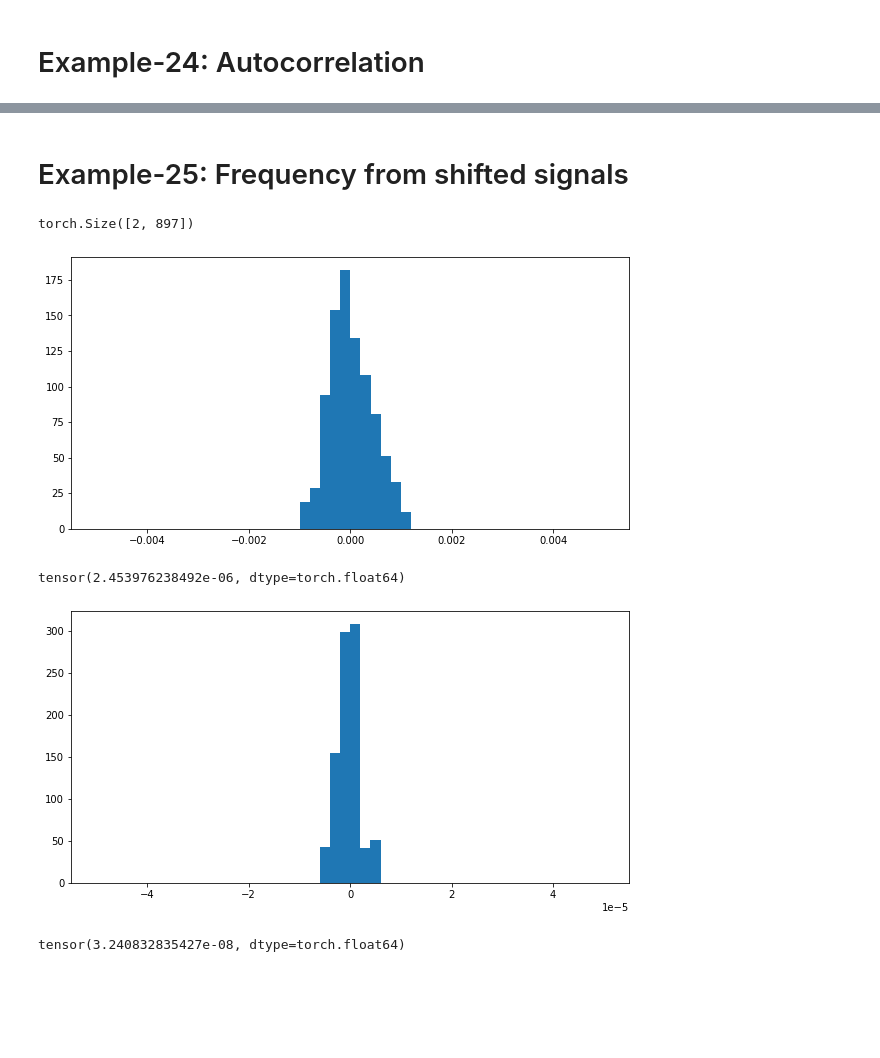
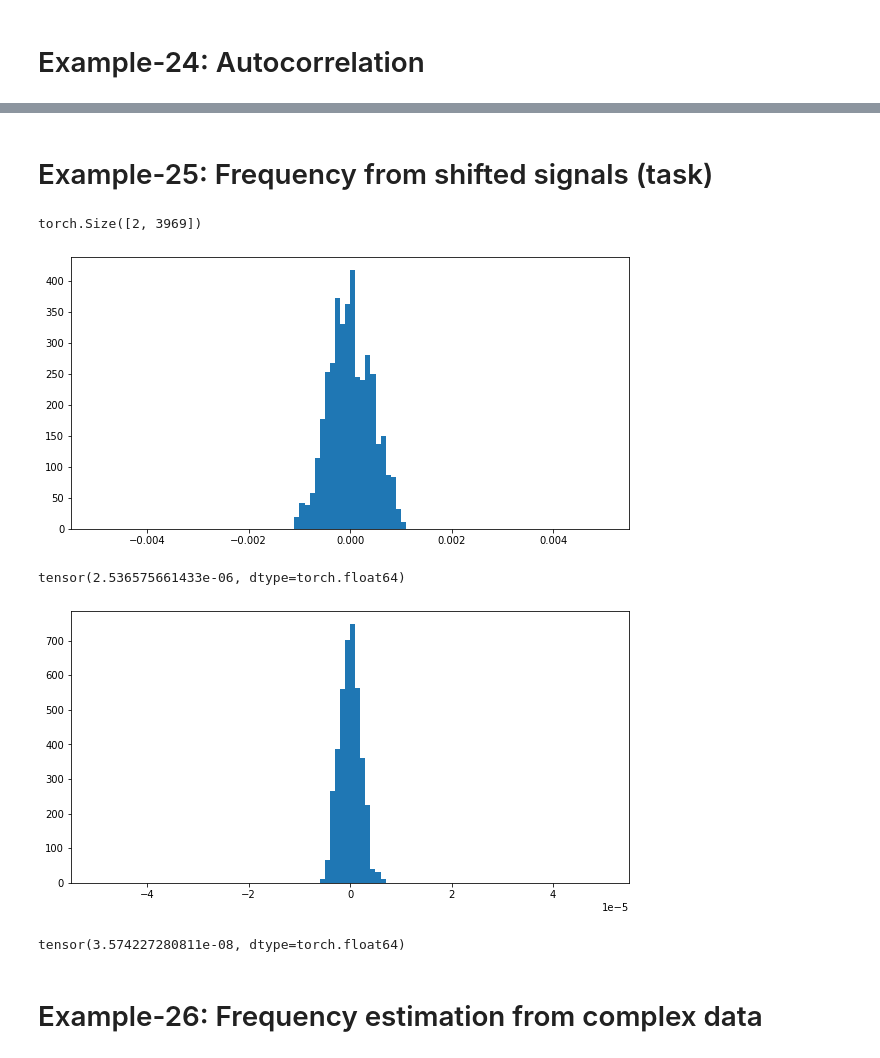
Before and after one commit to i-a-morozov/harmonica, a Jupyter notebook: notebook/nb_frequency.ipynb, the cells around one changed output, grey strips where cells are left out. Cells and saved outputs as stored; diff of their text form; code cells hidden in the pictures; blank space fills up the shorter version.

```diff
--- a/notebook/nb_frequency.ipynb
+++ b/notebook/nb_frequency.ipynb
@@ -1766,44 +1924,46 @@ plt.show()
 # %% [markdown]
-# Example-25: Frequency from shifted signals
+# Example-25: Frequency from shifted signals (task)
-# %%
-# Set parameters
-dtype, device = torch.float64, 'cpu'
-size, length = 2, 8192
-
-# Set window
-win = Window.from_cosine(length, order=1.0, dtype=dtype, device=device)
-
-# Set TbT
-t = torch.linspace(1, length, length, dtype=dtype, device=device)
-x = 0.75*torch.cos(2.0*numpy.pi*0.12*t + 0.10)
-y = 0.50*torch.cos(2.0*numpy.pi*0.31*t + 0.50)
-tbt = Data.from_tensor(win, torch.stack([x, y]))
-
-# Add noise and reset
-Data.add_noise(tbt.data, torch.tensor([1.0E-2, 1.0E-4], dtype=dtype, device=device))
-tbt.reset()
-
-# Estimate frequency from shifted signals
-f = Frequency(tbt)
-out = f.task_shift(1024, 8)
-print(out.shape)
-# %% [output]
-torch.Size([2, 897])
+# %%
+# Set parameters
+dtype, device = torch.float64, 'cpu'
+size, length = 2, 2**15
+
+# Set window
+w = Window.from_cosine(length, order=1.0, dtype=dtype, device=device)
+
+# Set TbT
+t = torch.linspace(1, length, length, dtype=dtype, device=device)
+x = 0.75*torch.cos(2.0*numpy.pi*0.12*t + 0.10)
+y = 0.50*torch.cos(2.0*numpy.pi*0.31*t + 0.50)
+d = Data.from_data(w, torch.stack([x, y]))
+
+# Add noise
+d.add_noise(torch.tensor([1.0E-2, 1.0E-4], dtype=dtype, device=device))
+
+# Estimate frequency from shifted signals
+# Note, work is used in task_shift(), window is applied inside
+f = Frequency(d)
+out = f.task_shift(1024, 8)
+print(out.shape)
+# %% [output]
+torch.Size([2, 3969])
 # %%
 # Plot result (1st signal)
 plt.figure(figsize=(10,5))
-plt.hist((out[0].cpu().numpy()-0.12)/0.12 * 100, bins=50, range=(-0.005, 0.005))
+plt.hist((out[0].cpu().numpy()-0.12)/0.12 * 100, bins=100, range=(-0.005, 0.005))
 plt.show()
 print(out[0].max() - out[0].min())
 # %% [output]
-[figure, old version]
+[figure, new version]
-tensor(2.453976238492e-06, dtype=torch.float64)
+tensor(2.536575661433e-06, dtype=torch.float64)
 # %%
 # Plot result (2nd signal)
 plt.figure(figsize=(10,5))
-plt.hist((out[1].cpu().numpy()-0.31)/0.31 * 100, bins=50, range=(-0.00005, 0.00005))
+plt.hist((out[1].cpu().numpy()-0.31)/0.31 * 100, bins=100, range=(-0.00005, 0.00005))
 plt.show()
 print(out[1].max() - out[1].min())
 # %% [output]
-[figure, old version]
+[figure, new version]
-tensor(3.240832835427e-08, dtype=torch.float64)
+tensor(3.574227280811e-08, dtype=torch.float64)
+# %% [markdown]
+# Example-26: Frequency estimation from complex data
```
Also changed, not shown: parts of 85 cells of this notebook, 4 other files.
